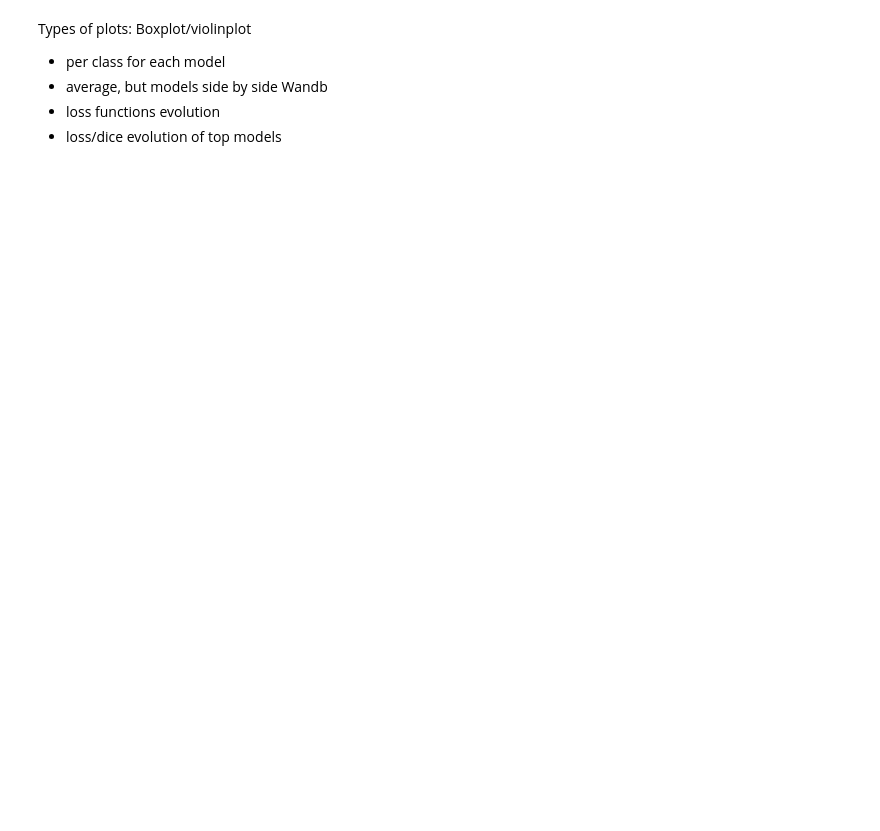
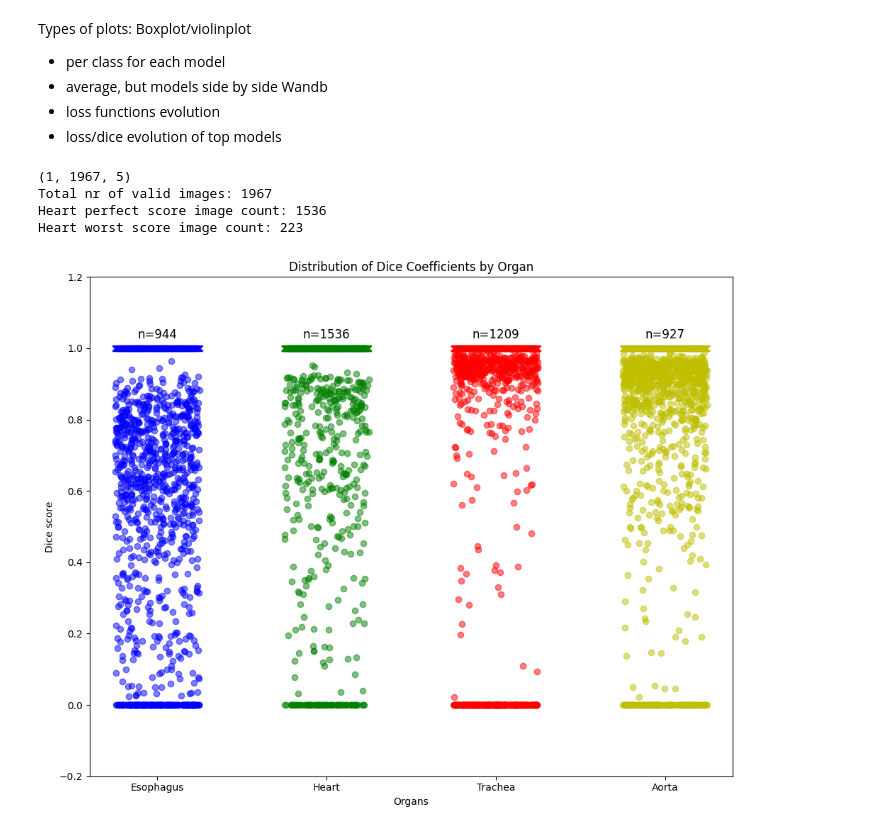
Before and after one commit to prundeanualin/ai4mi_project, a Jupyter notebook: plot.ipynb, the cells around one changed output. Cells and saved outputs as stored; diff of their text form; code cells hidden in the pictures; blank space fills up the shorter version.

```diff
--- a/plot.ipynb
+++ b/plot.ipynb
@@ -9,4 +9,78 @@ Wandb
 # %%
 import numpy as np
 import matplotlib.pyplot as plt
+# %%
+from pathlib import Path
+
+base_path = Path('results/final_results/BASELINES/BASELINE1_ENet')
+dice_metrics = np.load(base_path / 'dice_val.npy')
+print(dice_metrics.shape)
+
+
+def jitter_dots(dots):
+    offsets = dots.get_offsets()
+    jittered_offsets = offsets
+    # only jitter in the x-direction
+    jittered_offsets[:, 0] += np.random.uniform(-5, 5, offsets.shape[0])
+    # jittered_offsets[:, 1] += np.random.uniform(-0.1, 0.1, offsets.shape[0])
+    dots.set_offsets(jittered_offsets)
+
+fig, ax1 = plt.subplots()
+
+fig.set_size_inches(10, 8)
+columns = ['Esophagus', 'Heart', 'Trachea', 'Aorta']
+colors = ['b', 'g', 'r', 'y']
+columns_pos = [10, 30, 50, 70]
+
+all_valid_images = sorted(list(Path(base_path / 'iter000/val').glob('*.png')))
+print(f"Total nr of valid images: {len(all_valid_images)}")
+nr_esophagus_perfect_score = np.count_nonzero(dice_metrics[0, :, 2] == 1)
+print(f"Heart perfect score image count: {nr_esophagus_perfect_score}")
+print(f"Heart worst score image count: {np.count_nonzero(dice_metrics[0, :, 1] < 0.1)}")
+
+
+# c = df_1['Delta_7']
+
+for i, column in enumerate(columns):
+    # dots = plt.scatter(np.full((len(metrics[0]), 1), columns_pos[i]), metrics[0, :, i], s=50, c=c, cmap='plasma')
+
+    K = i + 1
+    # lower_than_1 = dice_metrics[0, :, K][dice_metrics[0, :, K] < 1.1]
+    # dots = plt.scatter(np.full((len(lower_than_1), 1), columns_pos[i]), lower_than_1, alpha=0.5)
+    # jitter_dots(dots)
+
+    all_scores = dice_metrics[0, :, K]
+    perfect_scores = all_scores == 1
+    worst_scores = all_scores < 0.1
+    # Plot non-perfect scores
+    dots = plt.scatter(np.full((len(all_scores[~perfect_scores]), 1), columns_pos[i]),
+                       all_scores[~perfect_scores], color=colors[i], alpha=0.5)
+    jitter_dots(dots)
+    # Plot perfect scores with a different marker
+    if np.any(perfect_scores):
+        perfect_dots = plt.scatter(np.full((len(all_scores[perfect_scores]), 1), columns_pos[i]),
+                    all_scores[perfect_scores], color=colors[i], marker='x', alpha=0.2)
+        jitter_dots(perfect_dots)
+    # Add text annotation with the number of perfect scores
+    num_perfect_scores = np.sum(perfect_scores)
+    plt.text(columns_pos[i], 1.02, f'n={num_perfect_scores}', ha='center', va='bottom', fontsize=12)
+    plt.text(columns_pos[i], 1.02, f'n={num_perfect_scores}', ha='center', va='bottom', fontsize=12)
+
+
+
+plt.xticks(columns_pos, columns)
+plt.xlabel('Organs')
+xmin, xmax = plt.xlim()
+plt.xlim(xmin - 5, xmax + 5)  # make some room to show the jittered dots
+plt.ylabel('Dice score')
+plt.ylim(-0.2, 1.2)
+plt.title('Distribution of Dice Coefficients by Organ')
+plt.tight_layout()
+plt.show()
+# %% [output]
+(1, 1967, 5)
+Total nr of valid images: 1967
+Heart perfect score image count: 1536
+Heart worst score image count: 223
+[figure, added]
 # %%
```
Also changed, not shown: parts of 2 cells of this notebook, 1 other file.
